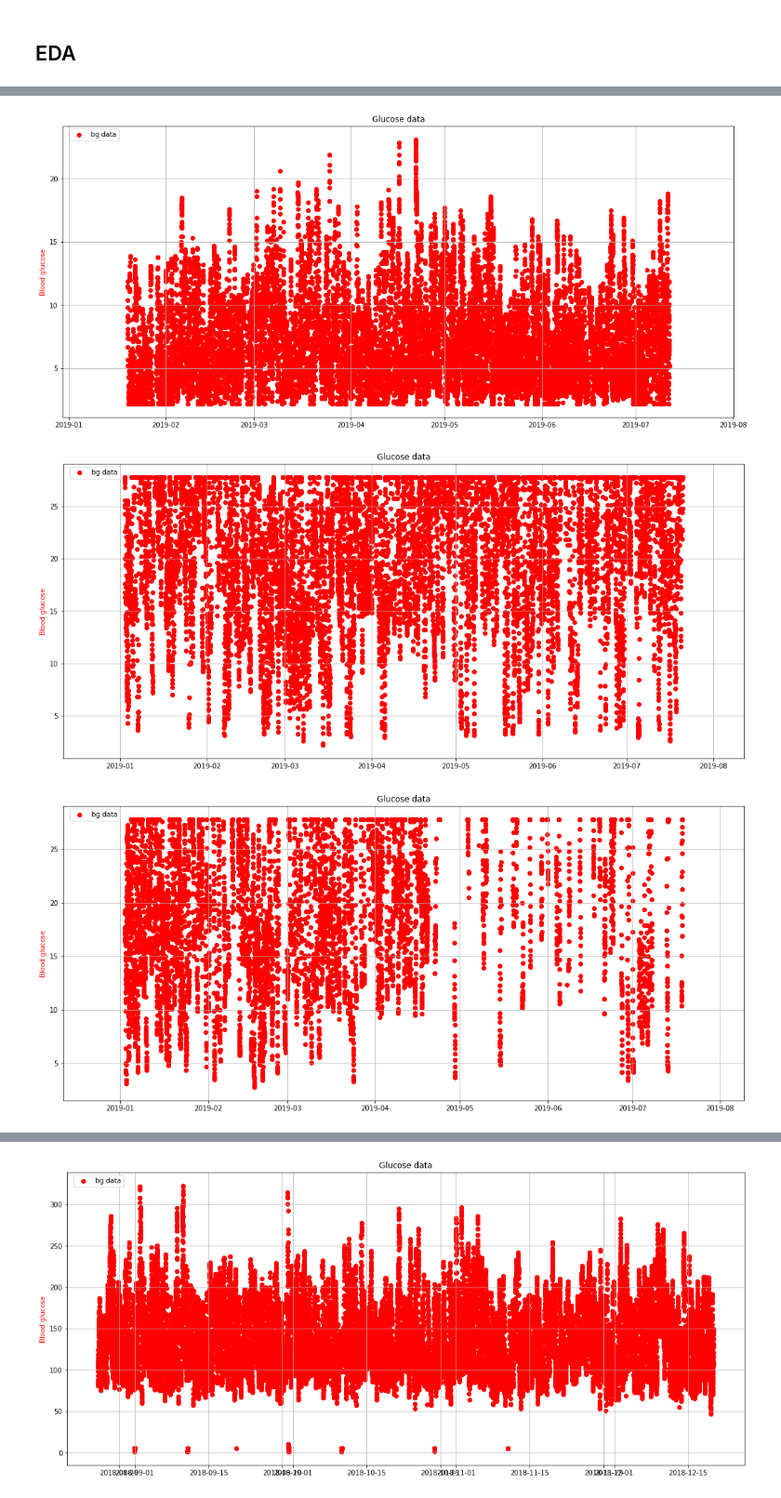
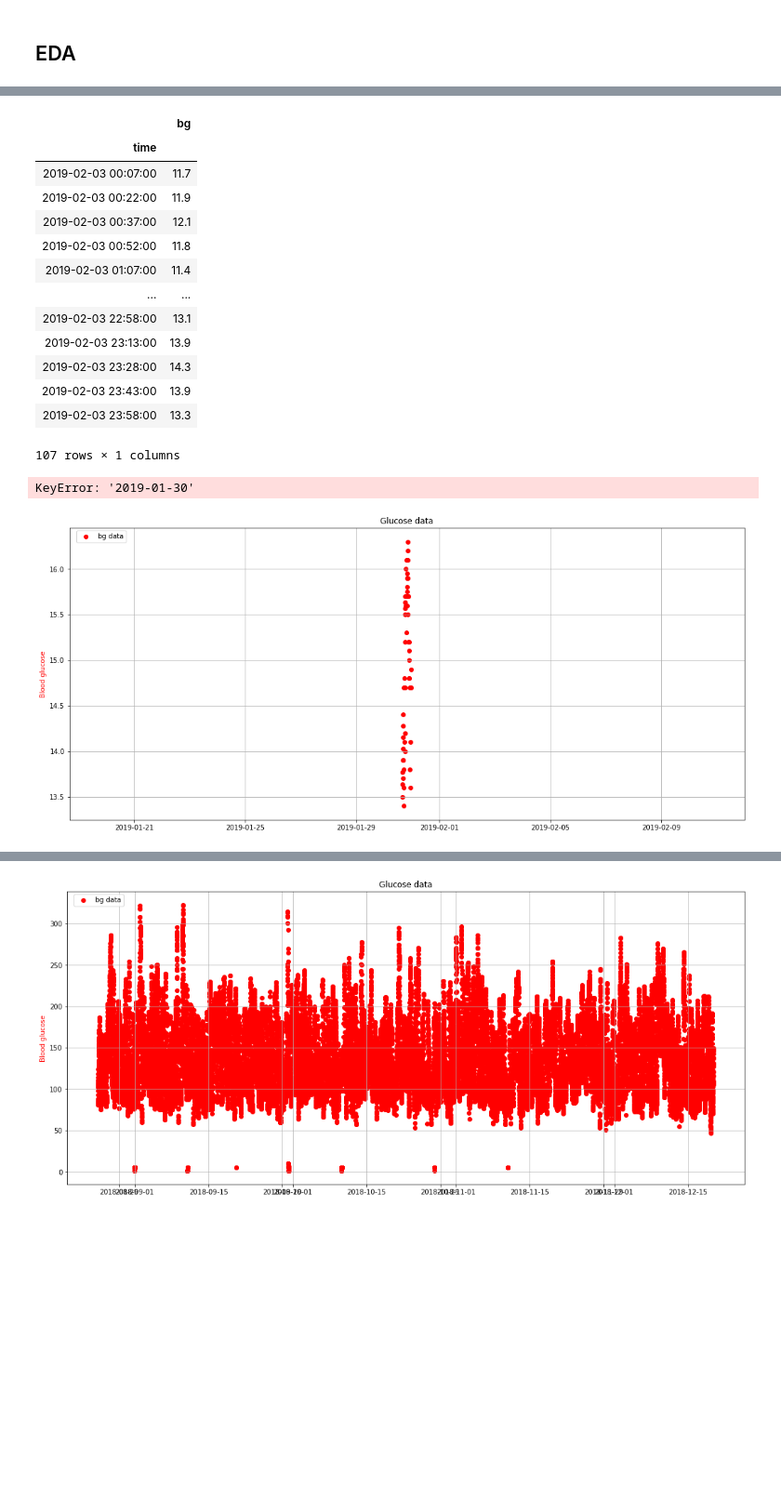
Before and after one commit to niuguy/bgprophet, a Jupyter notebook: libre/preprocessing-Copy1.ipynb, the cells around one changed output, grey strips where cells are left out. Shown at 93% size. Drawn from its saved outputs; the diff is of its cells as text; code cells hidden in the pictures; blank space fills up the shorter version.

```diff
--- a/libre/preprocessing-Copy1.ipynb
+++ b/libre/preprocessing-Copy1.ipynb
@@ -9,7 +9,7 @@ print("Number of processors: ", mp.cpu_count())
 # %% [output]
 Number of processors:  24
 # %%
-df1 = pd.read_csv('../data/libre/018f88fe-9b0e-e911-813d-02d09c370615_22.csv')
+df1 = pd.read_csv('../data/libre/AbbeyHamill_glucose_5-8-2019.csv')
 # %%
 df1.columns
 # %% [output]
@@ -110,8 +125,24 @@ def plot_gs_data(gs_df, title="Glucose data"):
+# %%
+gs_df
+# %% [output]
+|  | bg |
+| time |  |
+| 2019-02-03 00:07:00 | 11.7 |
+| 2019-02-03 00:22:00 | 11.9 |
+| 2019-02-03 00:37:00 | 12.1 |
+| 2019-02-03 00:52:00 | 11.8 |
+| 2019-02-03 01:07:00 | 11.4 |
+| ... | ... |
+| 2019-02-03 22:58:00 | 13.1 |
+| 2019-02-03 23:13:00 | 13.9 |
+| 2019-02-03 23:28:00 | 14.3 |
+| 2019-02-03 23:43:00 | 13.9 |
+| 2019-02-03 23:58:00 | 13.3 |
+107 rows × 1 columns
 # %%
 for df in dfs:
 #     print(df.index)
-    plot_gs_data(df['2019'])
+    plot_gs_data(df['2019-01-30'])
 # %% [output]
+KeyError: '2019-01-30'
-[figure, old version]
+[figure, new version]
-[figure, removed]
-[figure, removed]
```
Also changed, not shown: parts of 4 cells of this notebook, 2 other files.
